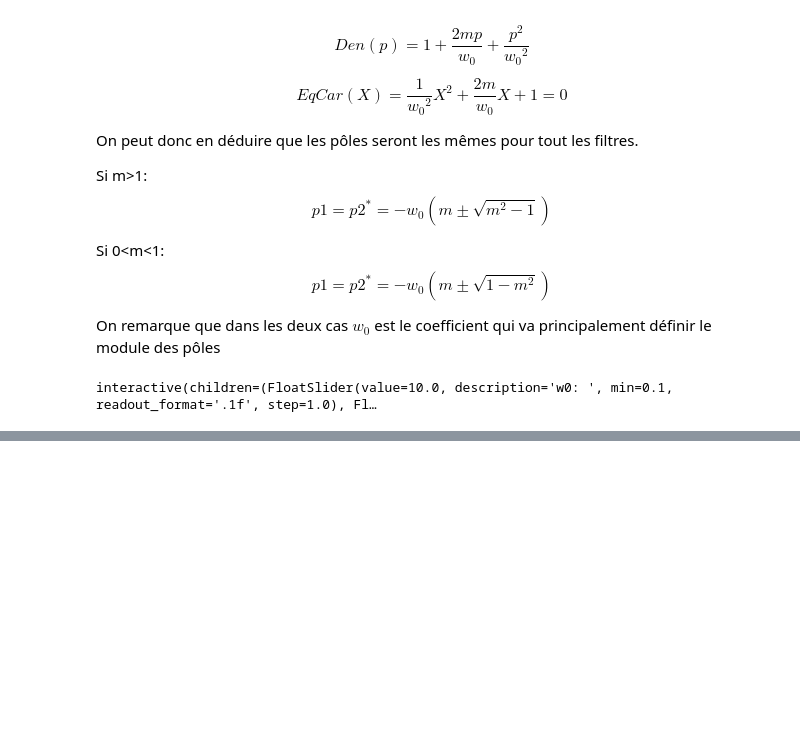
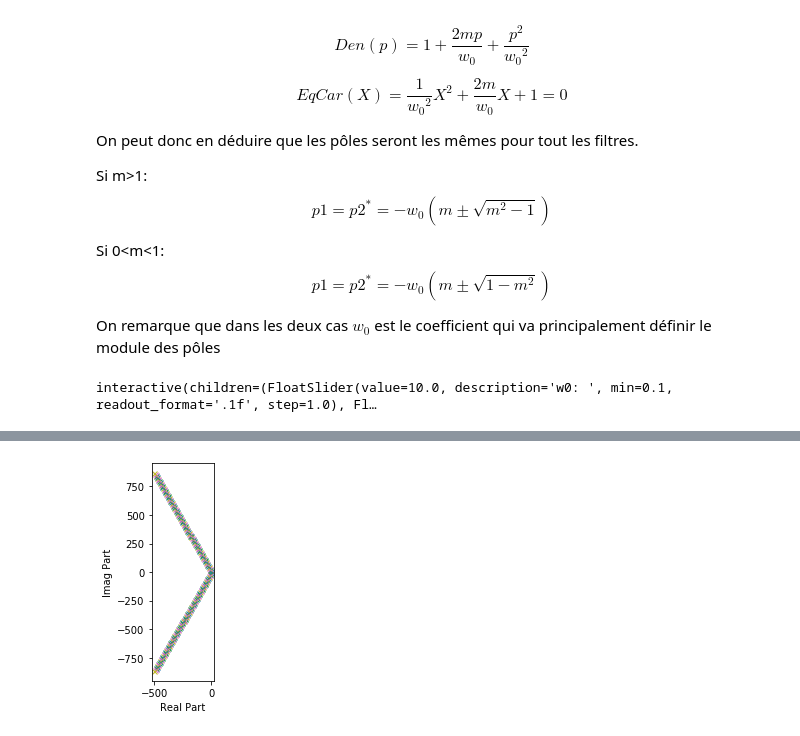
Before and after one commit to Slashformotion-s-Graveyard/ELEC_S4, a Jupyter notebook: ROOS_BONATRE_MOIZAN/travail.ipynb, the cells around one changed output, grey strips where cells are left out. Cells and saved outputs as stored; diff of their text form; code cells hidden in the pictures; blank space fills up the shorter version.

```diff
--- a/ROOS_BONATRE_MOIZAN/travail.ipynb
+++ b/ROOS_BONATRE_MOIZAN/travail.ipynb
@@ -182,0 +214,8 @@ interactive(children=(FloatSlider(value=10.0, description='w0: ', min=0.1, reado
+# %%
+#influence de la variation de w0 pour T0=1 et m=0.5 sur les pôles
+for w0 in np.linspace(10, 1000, 100):
+    T = LP(T0=1, m=0.5, w0=w0)
+    p, z = T.pzmap(plot=False)
+    plot.plot_pzmap(p,z)
+# %% [output]
+[figure, added]
```
Also changed, not shown: parts of 16 cells of this notebook, 24 other files.
